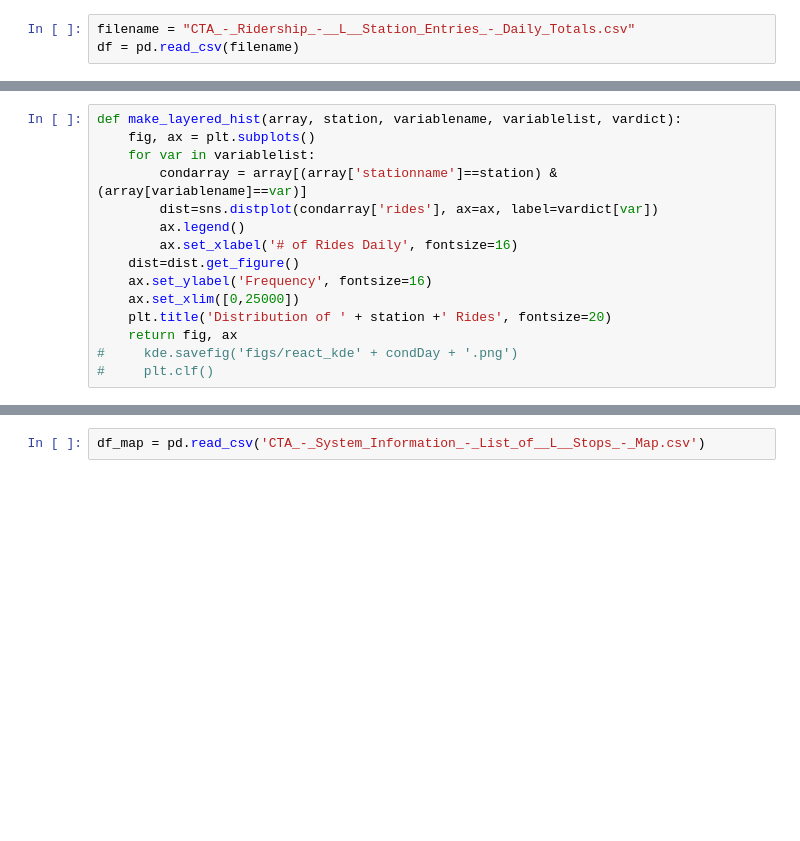
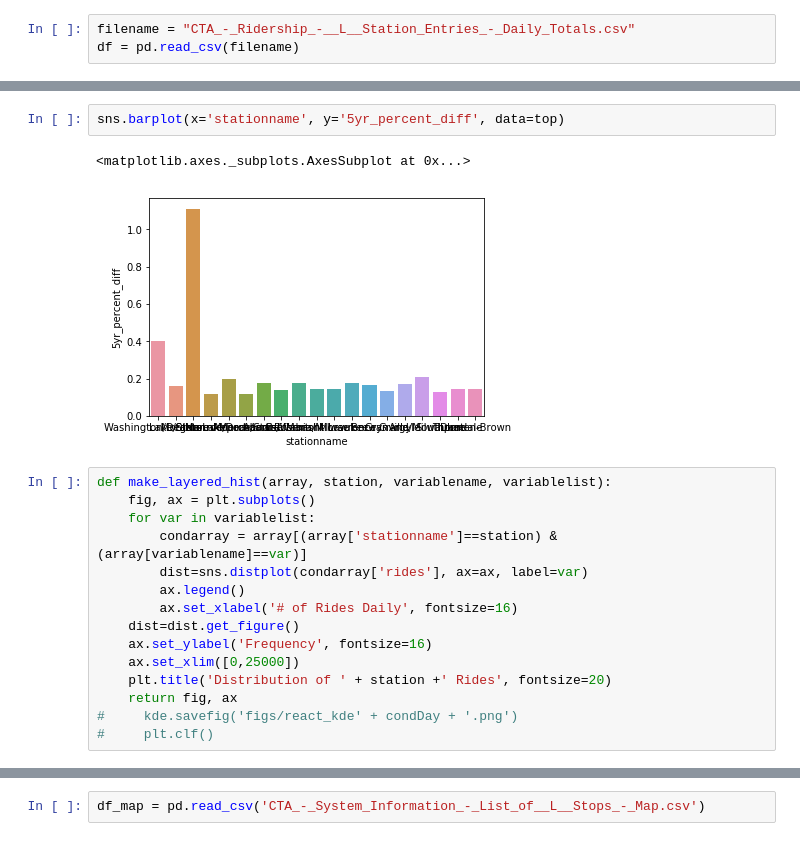
Before and after one commit to donnajobridge/cta, a Jupyter notebook: cta.ipynb, the cells around one changed output, grey strips where cells are left out. Drawn from its saved outputs; the diff is of its cells as text; blank space fills up the shorter version.

```diff
--- a/cta.ipynb
+++ b/cta.ipynb
@@ -33,9 +101,14 @@ mparklist = ['Washington/Wabash', 'Clark/Lake']
+# %%
+sns.barplot(x='stationname', y='5yr_percent_diff', data=top)
+# %% [output]
+<matplotlib.axes._subplots.AxesSubplot at 0x...>
+[figure, added]
 # %%
-def make_layered_hist(array, station, variablename, variablelist, vardict):
+def make_layered_hist(array, station, variablename, variablelist):
     fig, ax = plt.subplots()
     for var in variablelist:
         condarray = array[(array['stationname']==station) & (array[variablename]==var)]
-        dist=sns.distplot(condarray['rides'], ax=ax, label=vardict[var])
+        dist=sns.distplot(condarray['rides'], ax=ax, label=var)
         ax.legend()
         ax.set_xlabel('# of Rides Daily', fontsize=16)
     dist=dist.get_figure()
```
Also changed, not shown: parts of 24 cells of this notebook.
